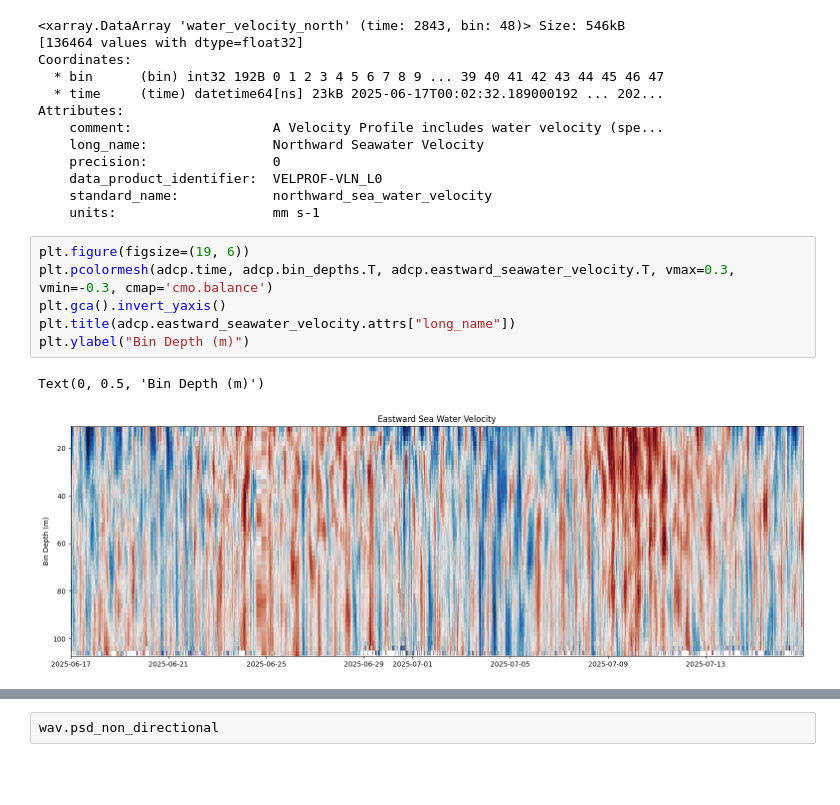
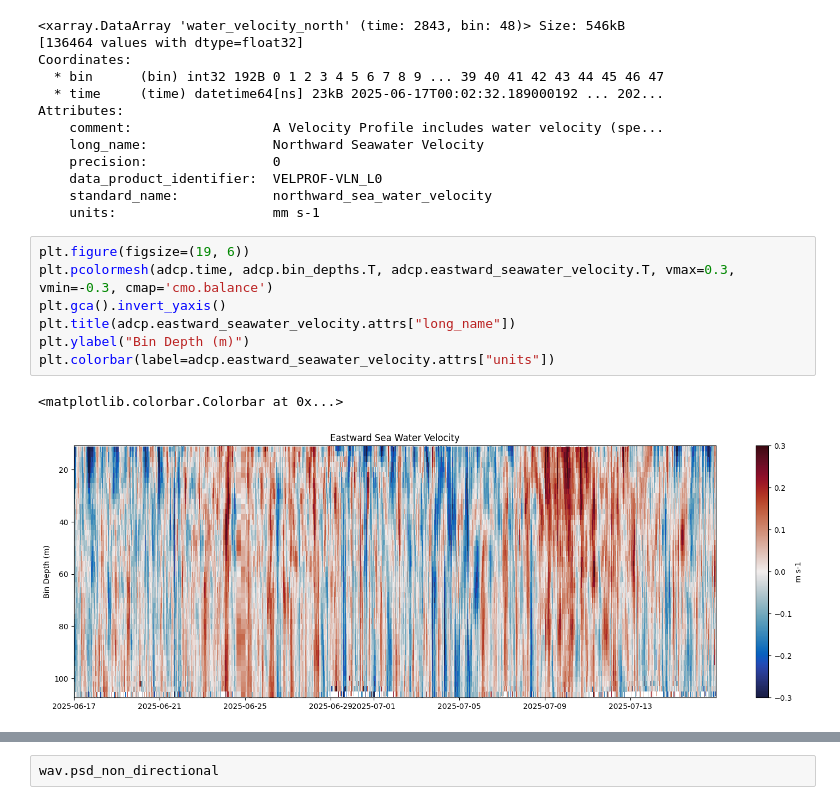
Before and after one commit to ooi-data/surface_mooring_overview, a Jupyter notebook: 01_full_watercol_viz.ipynb, the cells around one changed output, grey strips where cells are left out. Saved outputs shown, nothing was run; the diff lists cells and outputs as text; blank space fills up the shorter version.

Commit message:
colorbar adcp

```diff
--- a/01_full_watercol_viz.ipynb
+++ b/01_full_watercol_viz.ipynb
@@ -123,9 +124,10 @@ Attributes:
 # %%
 plt.figure(figsize=(19, 6))
 plt.pcolormesh(adcp.time, adcp.bin_depths.T, adcp.eastward_seawater_velocity.T, vmax=0.3, vmin=-0.3, cmap='cmo.balance')
 plt.gca().invert_yaxis()
 plt.title(adcp.eastward_seawater_velocity.attrs["long_name"])
 plt.ylabel("Bin Depth (m)")
+plt.colorbar(label=adcp.eastward_seawater_velocity.attrs["units"])
 # %% [output]
-Text(0, 0.5, 'Bin Depth (m)')
+<matplotlib.colorbar.Colorbar at 0x...>
-[figure, old version]
+[figure, new version]
```
Also changed, not shown: parts of 3 cells of this notebook.
